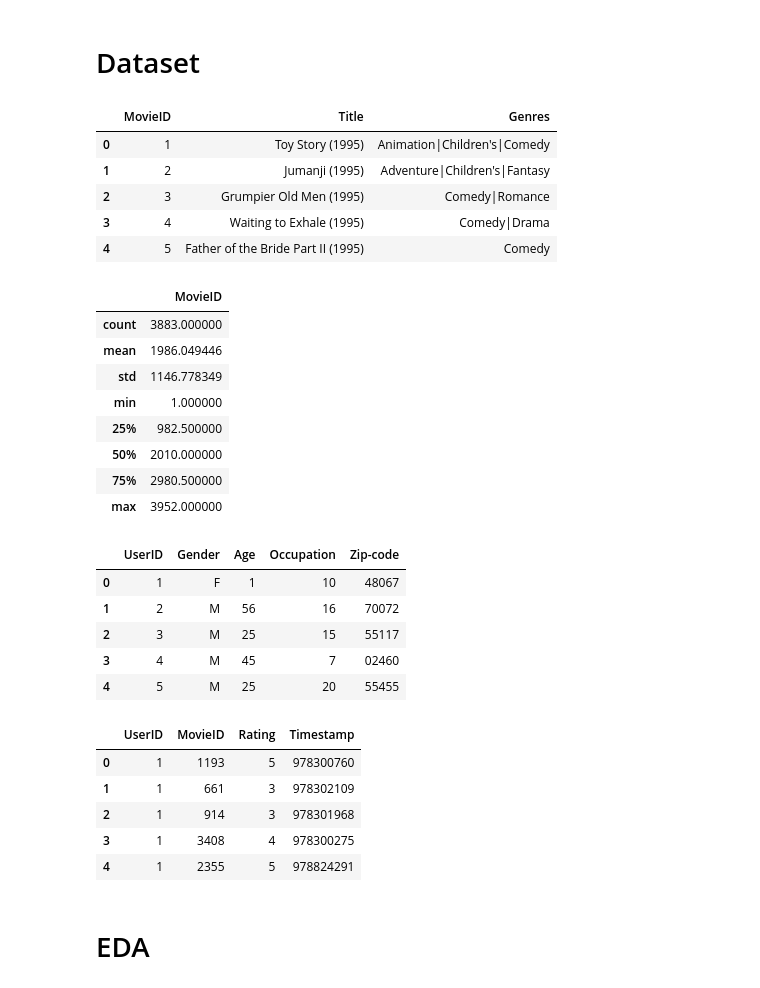
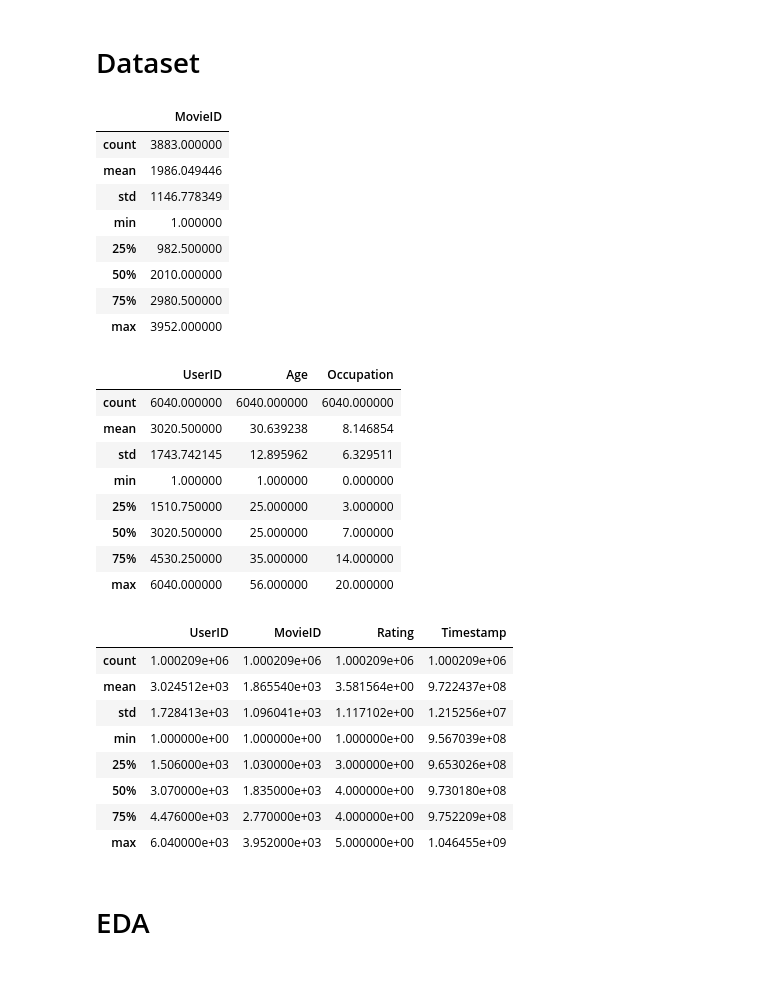
Before and after one commit to MinLee0210/RecommenderSystem, a Jupyter notebook: index.ipynb, the cells around one changed output. Drawn from its saved outputs; the diff is of its cells as text; code cells hidden in the pictures.

```diff
--- a/index.ipynb
+++ b/index.ipynb
@@ -20,46 +33,43 @@ genre = ['Action', 'Adventure', 'Animation', 'Children\'s', 'Comedy', 'Crime',
 	    'Mystery', 'Romance', 'Sci-Fi', 'Thriller', 'War', 'Western']
 # %%
 movies = pd.read_csv('./dataset/movies.csv').drop(columns=['Unnamed: 0'])
-movies.head()
+movies.describe()
 # %% [output]
-|  | MovieID | Title | Genres |
-| 0 | 1 | Toy Story (1995) | Animation|Children's|Comedy |
-| 1 | 2 | Jumanji (1995) | Adventure|Children's|Fantasy |
-| 2 | 3 | Grumpier Old Men (1995) | Comedy|Romance |
-| 3 | 4 | Waiting to Exhale (1995) | Comedy|Drama |
-| 4 | 5 | Father of the Bride Part II (1995) | Comedy |
+|  | MovieID |
+| count | 3883.000000 |
+| mean | 1986.049446 |
+| std | 1146.778349 |
+| min | 1.000000 |
+| 25% | 982.500000 |
+| 50% | 2010.000000 |
+| 75% | 2980.500000 |
+| max | 3952.000000 |
-# %%
-movies.describe()
-# %% [output]
-|  | MovieID |
-| count | 3883.000000 |
-| mean | 1986.049446 |
-| std | 1146.778349 |
-| min | 1.000000 |
-| 25% | 982.500000 |
-| 50% | 2010.000000 |
-| 75% | 2980.500000 |
-| max | 3952.000000 |
 # %%
 users = pd.read_csv('./dataset/users.csv').drop(columns=['Unnamed: 0'])
-users.head()
+users.describe()
 # %% [output]
-|  | UserID | Gender | Age | Occupation | Zip-code |
-| 0 | 1 | F | 1 | 10 | 48067 |
-| 1 | 2 | M | 56 | 16 | 70072 |
-| 2 | 3 | M | 25 | 15 | 55117 |
-| 3 | 4 | M | 45 | 7 | 02460 |
-| 4 | 5 | M | 25 | 20 | 55455 |
+|  | UserID | Age | Occupation |
+| count | 6040.000000 | 6040.000000 | 6040.000000 |
+| mean | 3020.500000 | 30.639238 | 8.146854 |
+| std | 1743.742145 | 12.895962 | 6.329511 |
+| min | 1.000000 | 1.000000 | 0.000000 |
+| 25% | 1510.750000 | 25.000000 | 3.000000 |
+| 50% | 3020.500000 | 25.000000 | 7.000000 |
+| 75% | 4530.250000 | 35.000000 | 14.000000 |
+| max | 6040.000000 | 56.000000 | 20.000000 |
 # %%
 ratings = pd.read_csv('./dataset/ratings.csv').drop(columns=['Unnamed: 0'])
-ratings.head()
+ratings.describe()
 # %% [output]
 |  | UserID | MovieID | Rating | Timestamp |
-| 0 | 1 | 1193 | 5 | 978300760 |
-| 1 | 1 | 661 | 3 | 978302109 |
-| 2 | 1 | 914 | 3 | 978301968 |
-| 3 | 1 | 3408 | 4 | 978300275 |
-| 4 | 1 | 2355 | 5 | 978824291 |
+| count | 1.000209e+06 | 1.000209e+06 | 1.000209e+06 | 1.000209e+06 |
+| mean | 3.024512e+03 | 1.865540e+03 | 3.581564e+00 | 9.722437e+08 |
+| std | 1.728413e+03 | 1.096041e+03 | 1.117102e+00 | 1.215256e+07 |
+| min | 1.000000e+00 | 1.000000e+00 | 1.000000e+00 | 9.567039e+08 |
+| 25% | 1.506000e+03 | 1.030000e+03 | 3.000000e+00 | 9.653026e+08 |
+| 50% | 3.070000e+03 | 1.835000e+03 | 4.000000e+00 | 9.730180e+08 |
+| 75% | 4.476000e+03 | 2.770000e+03 | 4.000000e+00 | 9.752209e+08 |
+| max | 6.040000e+03 | 3.952000e+03 | 5.000000e+00 | 1.046455e+09 |
 # %% [markdown]
 # EDA
 # %%
```
Also changed, not shown: parts of 9 cells of this notebook, 4 other files.
